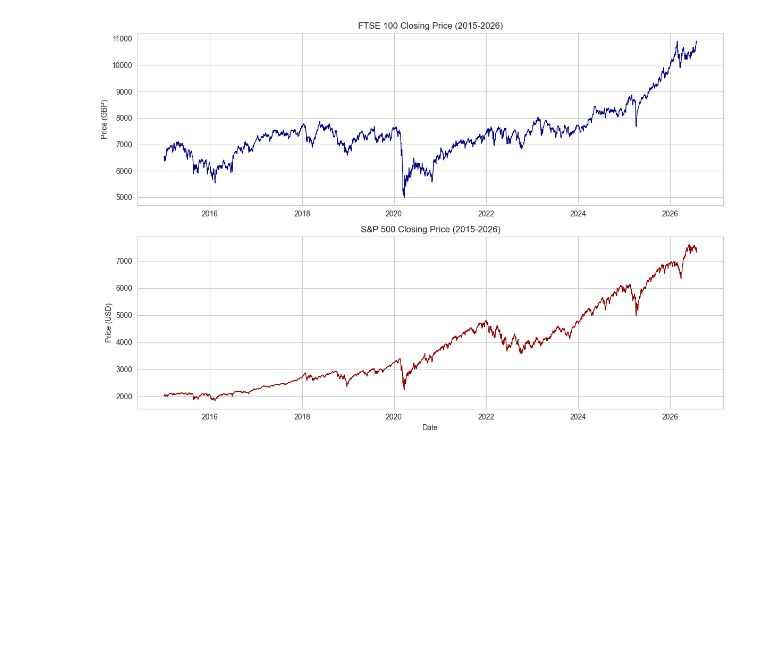
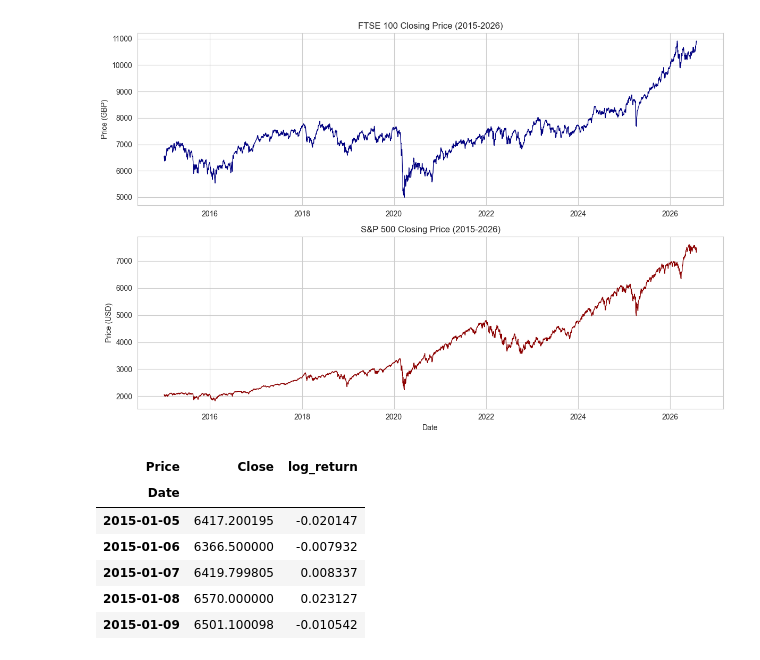
Before and after one commit to MenadiX/volatility-forecasting, a Jupyter notebook: 01_data_collection.ipynb, the cells around one changed output. Saved outputs shown, nothing was run; the diff lists cells and outputs as text; code cells hidden in the pictures; blank space fills up the shorter version.

```diff
--- a/01_data_collection.ipynb
+++ b/01_data_collection.ipynb
@@ -94,3 +94,21 @@ plt.tight_layout()
 plt.show()
 # %% [output]
 [figure]
+# %%
+# Compute log returns
+ftse['log_return'] = np.log(ftse['Close'] / ftse['Close'].shift(1))
+sp500['log_return'] = np.log(sp500['Close'] / sp500['Close'].shift(1))
+
+# Drop the first row (NaN from the shift)
+ftse = ftse.dropna(subset=['log_return'])
+sp500 = sp500.dropna(subset=['log_return'])
+
+ftse[['Close', 'log_return']].head()
+# %% [output]
+| Price | Close | log_return |
+| Date |  |  |
+| 2015-01-05 | 6417.200195 | -0.020147 |
+| 2015-01-06 | 6366.500000 | -0.007932 |
+| 2015-01-07 | 6419.799805 | 0.008337 |
+| 2015-01-08 | 6570.000000 | 0.023127 |
+| 2015-01-09 | 6501.100098 | -0.010542 |
```
Also changed, not shown: parts of 5 cells of this notebook, 2 other files.
